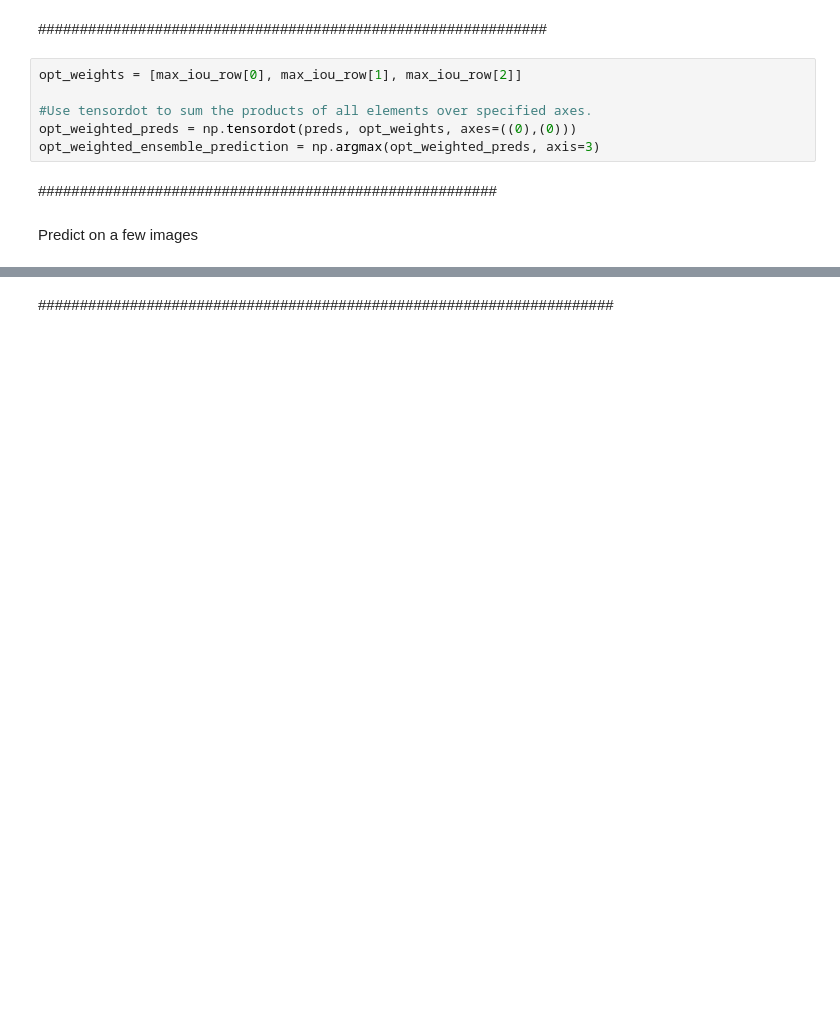
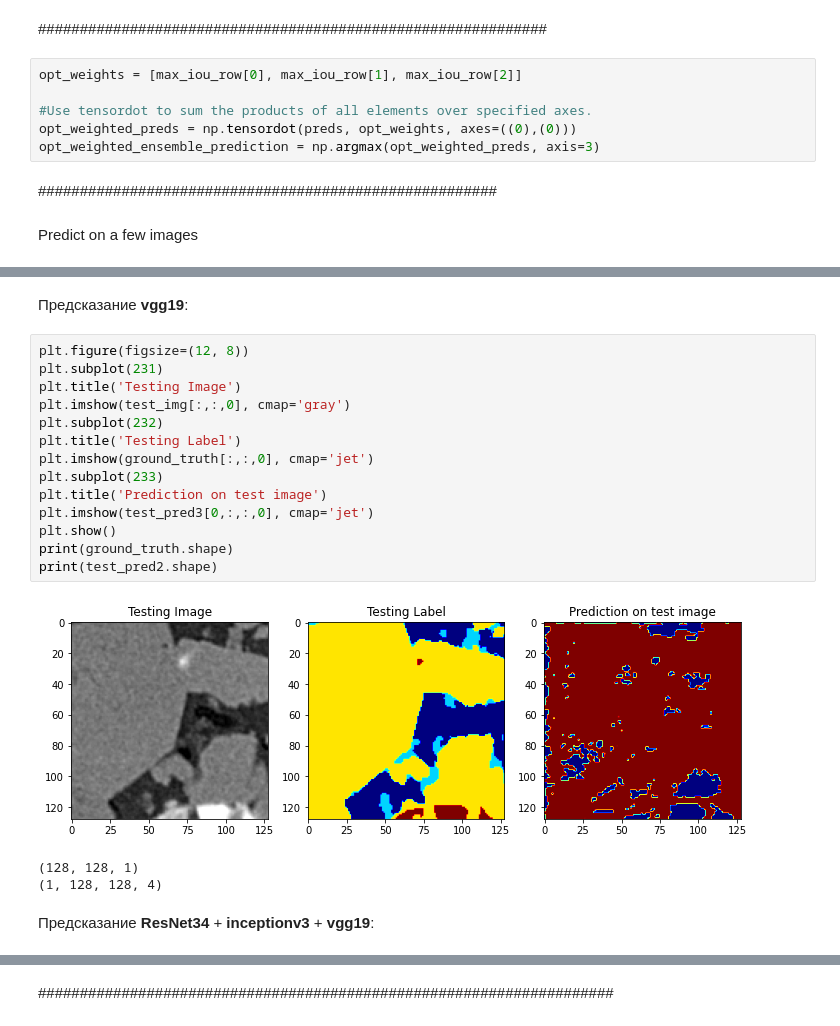
Before and after one commit to Voloodya/multiclass_Unet_segm_models_ensemble_2D, a Jupyter notebook: multiclass_Unet_segm_models_ensemble_2D.ipynb, the cells around one changed output, grey strips where cells are left out. Cells and saved outputs as stored; diff of their text form; blank space fills up the shorter version.

```diff
--- a/multiclass_Unet_segm_models_ensemble_2D.ipynb
+++ b/multiclass_Unet_segm_models_ensemble_2D.ipynb
@@ -927 +939,23 @@ Predict on a few images
+# %% [markdown]
+Предсказание **vgg19**:
+# %%
+plt.figure(figsize=(12, 8))
+plt.subplot(231)
+plt.title('Testing Image')
+plt.imshow(test_img[:,:,0], cmap='gray')
+plt.subplot(232)
+plt.title('Testing Label')
+plt.imshow(ground_truth[:,:,0], cmap='jet')
+plt.subplot(233)
+plt.title('Prediction on test image')
+plt.imshow(test_pred3[0,:,:,0], cmap='jet')
+plt.show()
+print(ground_truth.shape)
+print(test_pred2.shape)
+# %% [output]
+[figure, added]
+(128, 128, 1)
+(1, 128, 128, 4)
+# %% [markdown]
+Предсказание **ResNet34** + **inceptionv3** + **vgg19**:
 # %%
```
Also changed, not shown: parts of 15 cells of this notebook.
